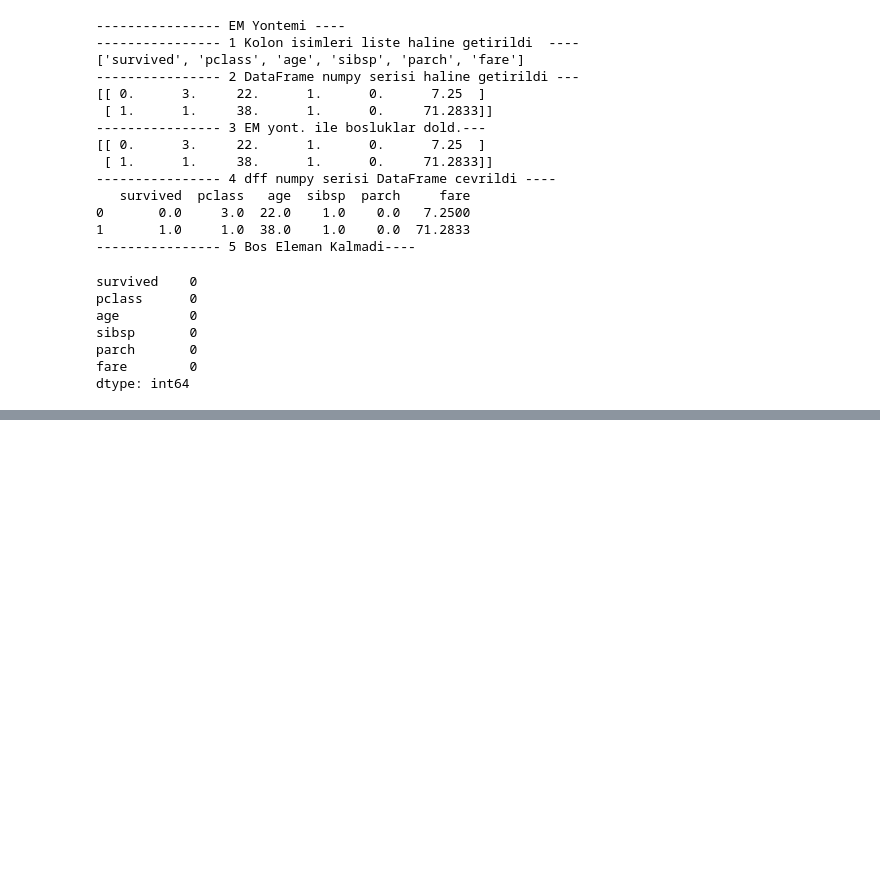
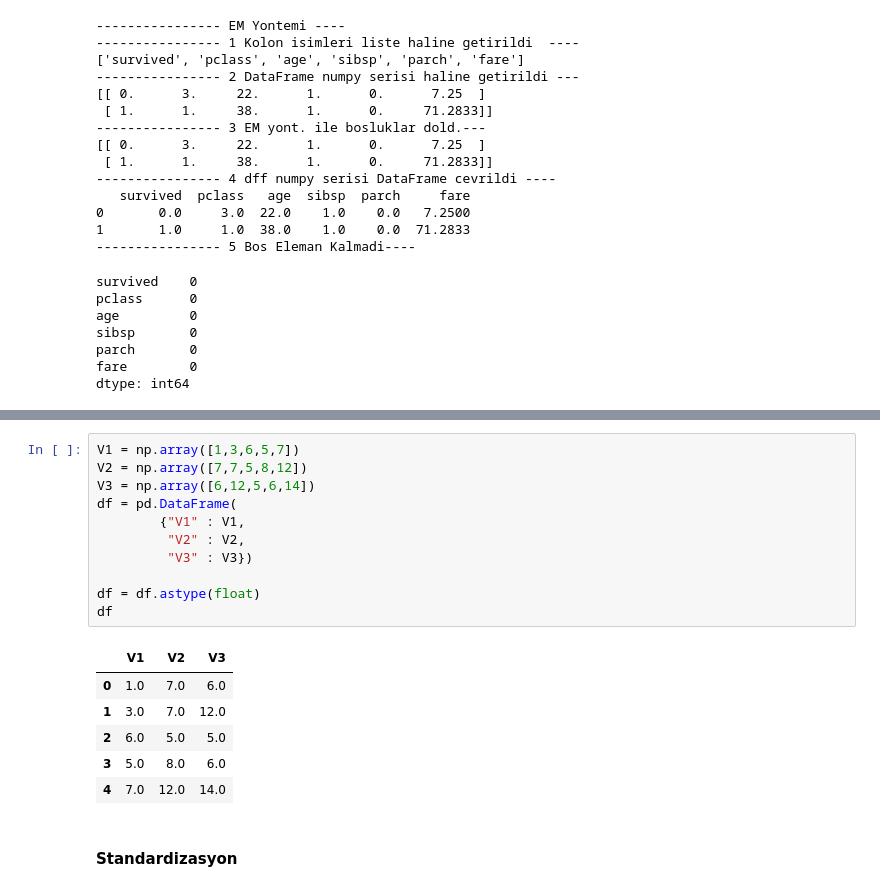
Before and after one commit to abdullahcayde/Trainings, a Jupyter notebook: Data_Preprocessing/Data_Preprocessing_Print_01.ipynb, the cells around one changed output, grey strips where cells are left out. Saved outputs shown, nothing was run; the diff lists cells and outputs as text; blank space fills up the shorter version.

```diff
--- a/Data_Preprocessing/Data_Preprocessing_Print_01.ipynb
+++ b/Data_Preprocessing/Data_Preprocessing_Print_01.ipynb
@@ -802,0 +816,20 @@ dtype: int64
+# %%
+V1 = np.array([1,3,6,5,7])
+V2 = np.array([7,7,5,8,12])
+V3 = np.array([6,12,5,6,14])
+df = pd.DataFrame(
+        {"V1" : V1,
+         "V2" : V2,
+         "V3" : V3})
+
+df = df.astype(float)
+df
+# %% [output]
+|  | V1 | V2 | V3 |
+| 0 | 1.0 | 7.0 | 6.0 |
+| 1 | 3.0 | 7.0 | 12.0 |
+| 2 | 6.0 | 5.0 | 5.0 |
+| 3 | 5.0 | 8.0 | 6.0 |
+| 4 | 7.0 | 12.0 | 14.0 |
+# %% [markdown]
+#### Standardizasyon
```
Also changed, not shown: parts of 28 cells of this notebook.
